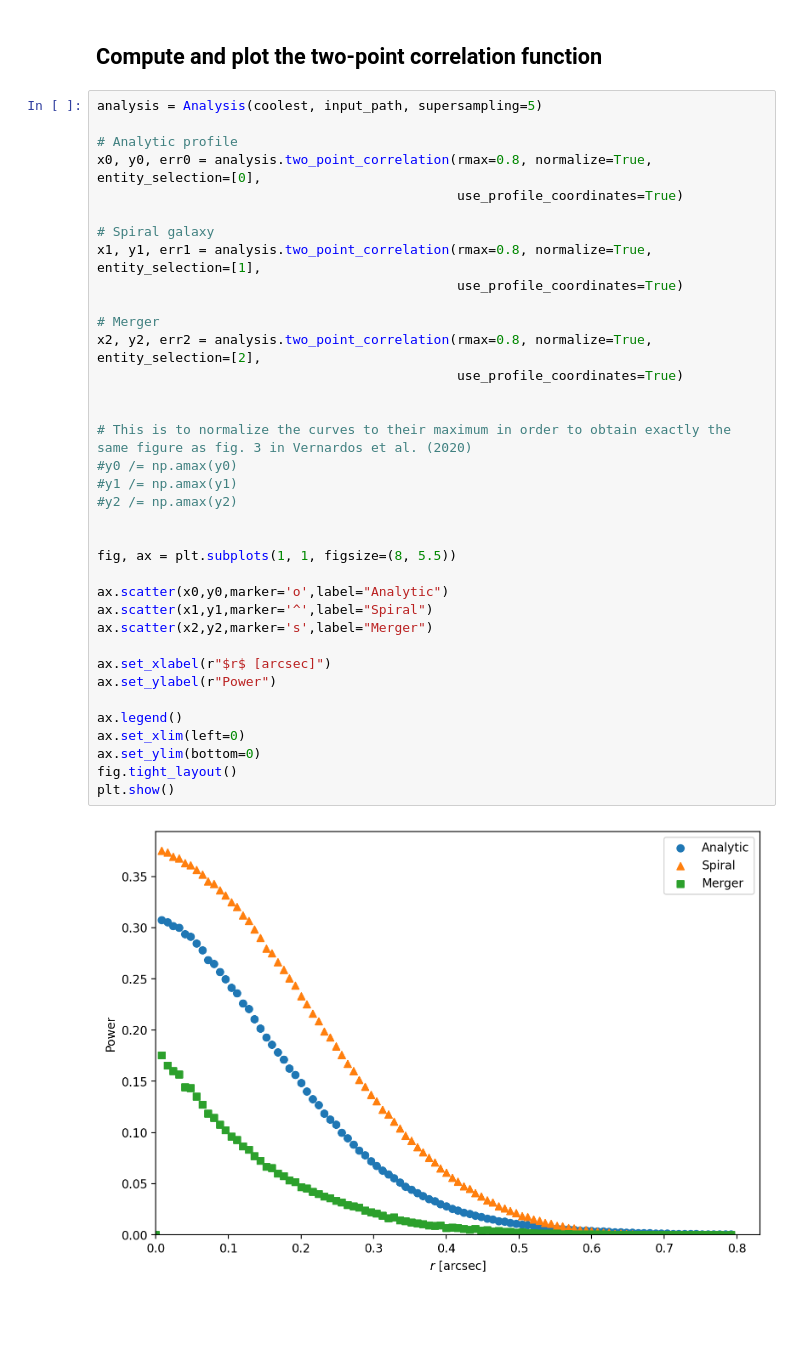
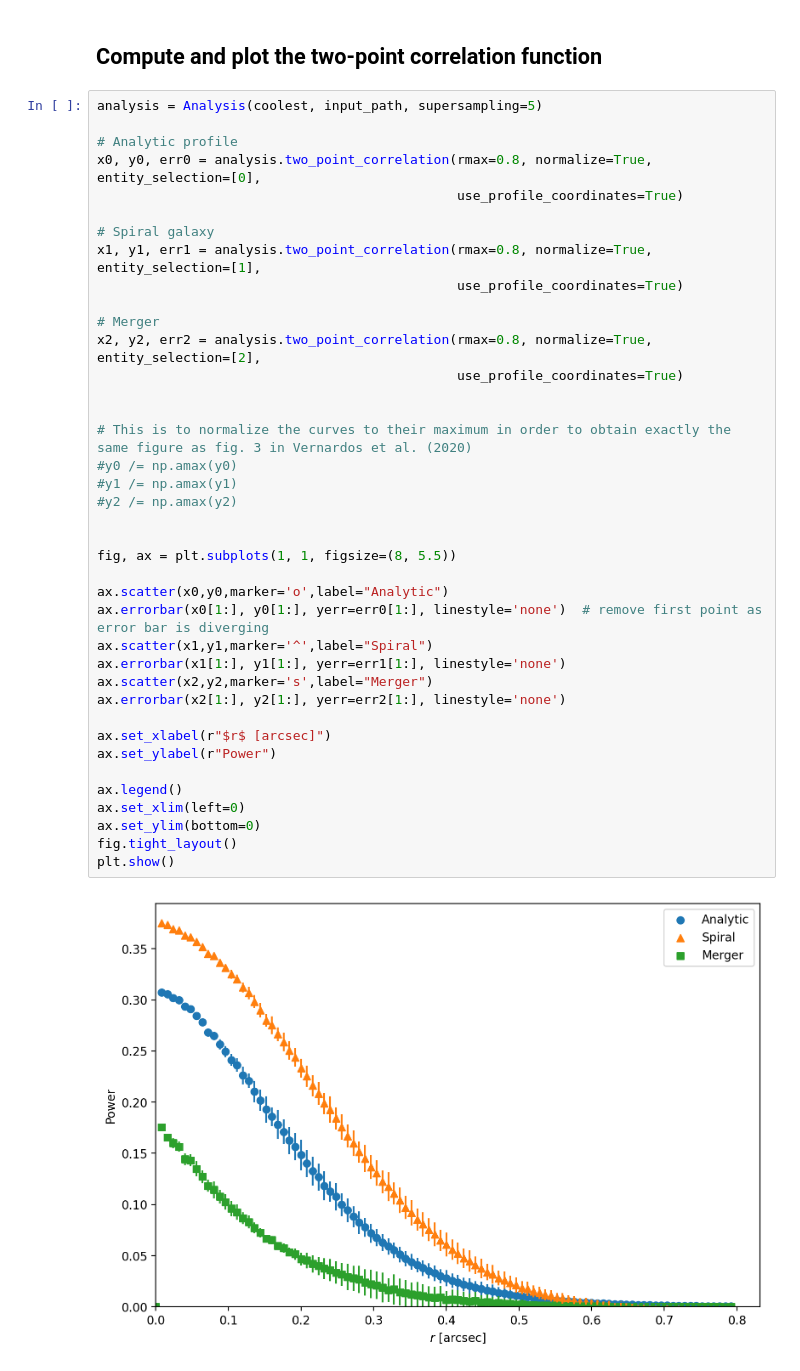
Before and after one commit to aymgal/COOLEST, a Jupyter notebook: docs/notebooks/05-two_point_correlation.ipynb, the cells around one changed output. Saved outputs shown, nothing was run; the diff lists cells and outputs as text; blank space fills up the shorter version.

Commit message:
Add error bars to 2-pt correlation notebook

```diff
--- a/docs/notebooks/05-two_point_correlation.ipynb
+++ b/docs/notebooks/05-two_point_correlation.ipynb
@@ -87,31 +87,34 @@ x0, y0, err0 = analysis.two_point_correlation(rmax=0.8, normalize=True, entity_s
 # Spiral galaxy
 x1, y1, err1 = analysis.two_point_correlation(rmax=0.8, normalize=True, entity_selection=[1],
                                               use_profile_coordinates=True)
 
 # Merger
 x2, y2, err2 = analysis.two_point_correlation(rmax=0.8, normalize=True, entity_selection=[2],
                                               use_profile_coordinates=True)
 
 
 # This is to normalize the curves to their maximum in order to obtain exactly the same figure as fig. 3 in Vernardos et al. (2020)
 #y0 /= np.amax(y0)
 #y1 /= np.amax(y1)
 #y2 /= np.amax(y2)
 
 
 fig, ax = plt.subplots(1, 1, figsize=(8, 5.5))
 
 ax.scatter(x0,y0,marker='o',label="Analytic")
+ax.errorbar(x0[1:], y0[1:], yerr=err0[1:], linestyle='none')  # remove first point as error bar is diverging
 ax.scatter(x1,y1,marker='^',label="Spiral")
+ax.errorbar(x1[1:], y1[1:], yerr=err1[1:], linestyle='none')
 ax.scatter(x2,y2,marker='s',label="Merger")
+ax.errorbar(x2[1:], y2[1:], yerr=err2[1:], linestyle='none')
 
 ax.set_xlabel(r"$r$ [arcsec]")
 ax.set_ylabel(r"Power")
 
 ax.legend()
 ax.set_xlim(left=0)
 ax.set_ylim(bottom=0)
 fig.tight_layout()
 plt.show()
 # %% [output]
-[figure, old version]
+[figure, new version]
```
Also changed, not shown: parts of 2 cells of this notebook.
